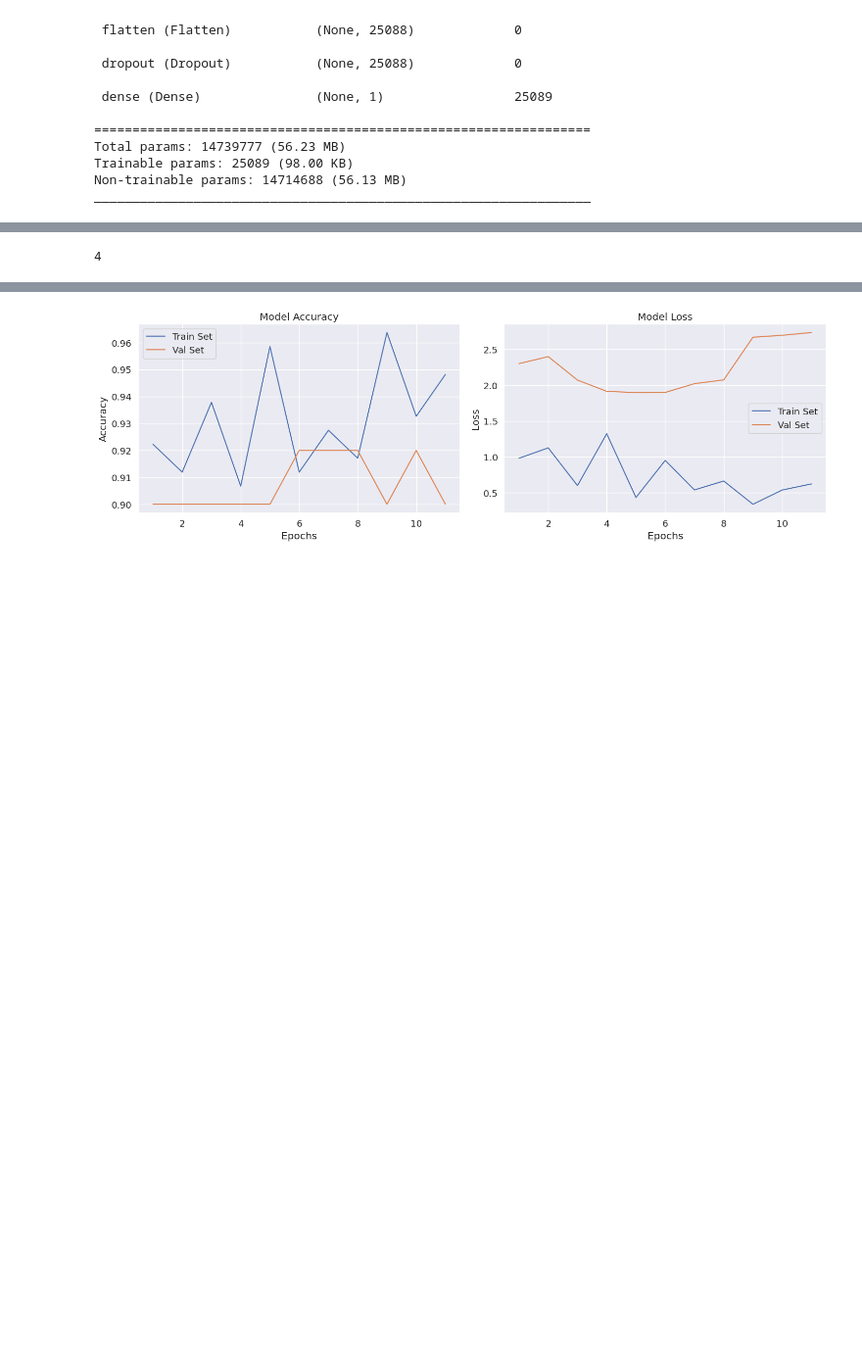
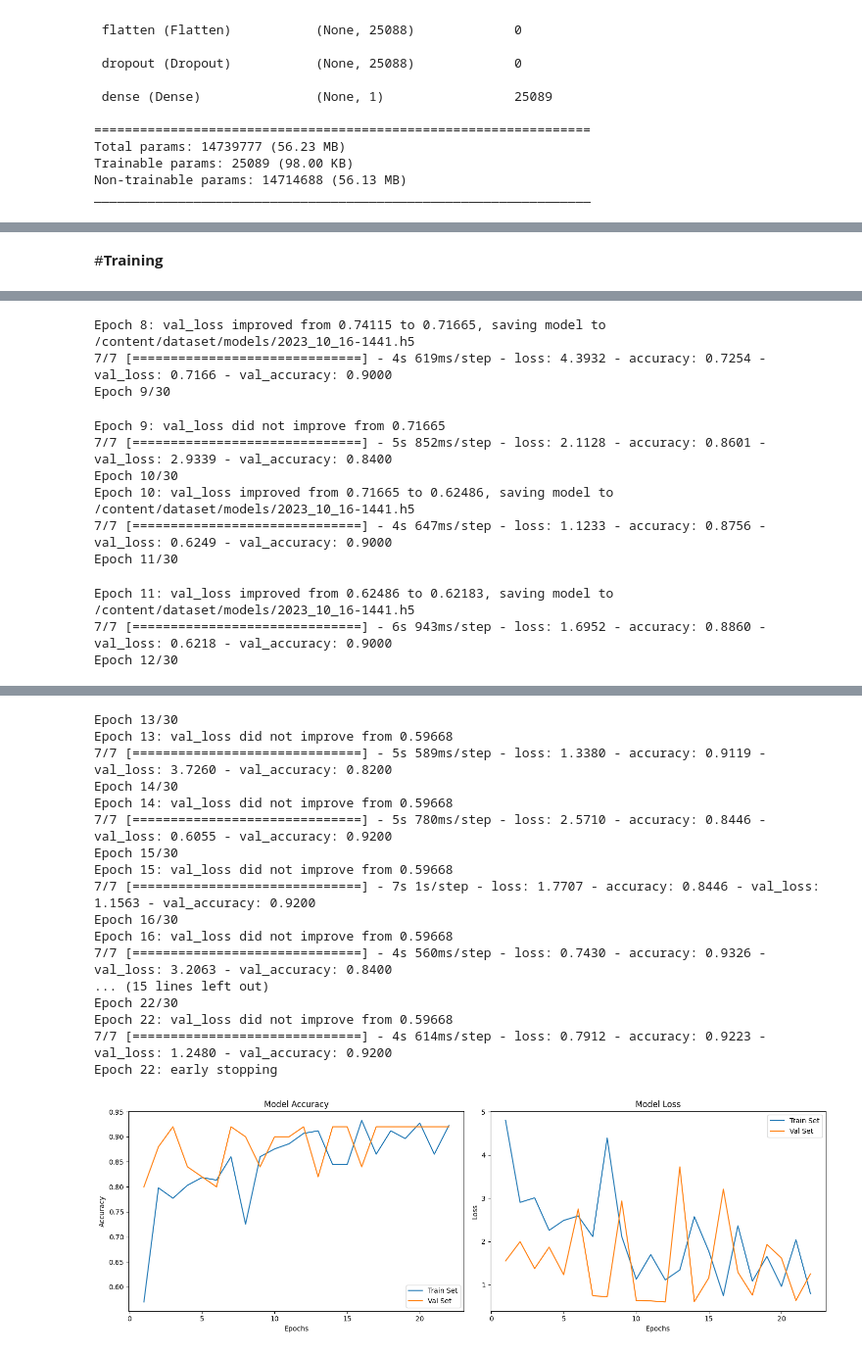
Before and after one commit to gqkd/MRI_Brain_Tumor_Detection, a Jupyter notebook: Brain_Tumor_Detection.ipynb, the cells around one changed output, grey strips where cells are left out. Shown at 98% size. Drawn from its saved outputs; the diff is of its cells as text; code cells hidden in the pictures; blank space fills up the shorter version.

```diff
--- a/Brain_Tumor_Detection.ipynb
+++ b/Brain_Tumor_Detection.ipynb
@@ -961,33 +881,29 @@ The best learning rate is  0.00017772189
-# %%
-len(validation_generator)
-# %% [output]
-4
+# %% [markdown]
+#**Training**
 # %%
 EPOCHS = 30
 
+#callbacks for training
+
 es = EarlyStopping(
-    monitor='val_accuracy',
-    # monitor='val_loss',
-    mode='max',
-    # mode='min',
-    patience=5,
+    # monitor='val_accuracy',
+    monitor='val_loss',
+    # mode='max',
+    mode='min',
+    patience=10,
     verbose = 1
 )
 
-# early_stopping = tf.keras.callbacks.EarlyStopping(monitor='val_loss',
-#                                               min_delta=0.0001,
-#                                               patience=patience,
-#                                               verbose=1,
-#                                               mode='min')
+save_weights_at = os.getcwd() +'/models/'+ datetime.datetime.now().strftime("%Y_%m_%d-%H%M")+'.h5'
 
-model.compile(
-    loss='binary_crossentropy',
-    optimizer=tf.keras.optimizers.Adam(),
-    # optimizer=RMSprop(),
-    metrics=['accuracy']
-)
+checkpoint = tf.keras.callbacks.ModelCheckpoint(filepath=save_weights_at,
+                                          monitor='val_loss',
+                                          mode='min',
+                                          verbose=1,
+                                          save_best_only=True,
+                                          save_weights_only=False)
 
-model.summary()
+#fit
 
 history = model.fit(
     train_generator,
@@ -995,7 +911,7 @@ history = model.fit(
     epochs=EPOCHS,
     validation_data=validation_generator,
     validation_steps = len(validation_generator), #num samples 50, size batch 32, steps per epoch = 50/32 = 1
-    callbacks=[es]
+    callbacks=[es,checkpoint]
 )
 
 plot_performances(history)
@@ -1019,0 +941,12 @@ Epoch 11: early stopping
+Epoch 8: val_loss improved from 0.74115 to 0.71665, saving model to /content/dataset/models/2023_10_16-1441.h5
+7/7 [==============================] - 4s 619ms/step - loss: 4.3932 - accuracy: 0.7254 - val_loss: 0.7166 - val_accuracy: 0.9000
+Epoch 9/30
+Epoch 9: val_loss did not improve from 0.71665
+7/7 [==============================] - 5s 852ms/step - loss: 2.1128 - accuracy: 0.8601 - val_loss: 2.9339 - val_accuracy: 0.8400
+Epoch 10/30
+Epoch 10: val_loss improved from 0.71665 to 0.62486, saving model to /content/dataset/models/2023_10_16-1441.h5
+7/7 [==============================] - 4s 647ms/step - loss: 1.1233 - accuracy: 0.8756 - val_loss: 0.6249 - val_accuracy: 0.9000
+Epoch 11/30
+Epoch 11: val_loss improved from 0.62486 to 0.62183, saving model to /content/dataset/models/2023_10_16-1441.h5
+7/7 [==============================] - 6s 943ms/step - loss: 1.6952 - accuracy: 0.8860 - val_loss: 0.6218 - val_accuracy: 0.9000
+Epoch 12/30
@@ -1020,2 +955,19 @@ Epoch 11: early stopping
+Epoch 13/30
+Epoch 13: val_loss did not improve from 0.59668
+7/7 [==============================] - 5s 589ms/step - loss: 1.3380 - accuracy: 0.9119 - val_loss: 3.7260 - val_accuracy: 0.8200
+Epoch 14/30
+Epoch 14: val_loss did not improve from 0.59668
+7/7 [==============================] - 5s 780ms/step - loss: 2.5710 - accuracy: 0.8446 - val_loss: 0.6055 - val_accuracy: 0.9200
+Epoch 15/30
+Epoch 15: val_loss did not improve from 0.59668
+7/7 [==============================] - 7s 1s/step - loss: 1.7707 - accuracy: 0.8446 - val_loss: 1.1563 - val_accuracy: 0.9200
+Epoch 16/30
+Epoch 16: val_loss did not improve from 0.59668
+7/7 [==============================] - 4s 560ms/step - loss: 0.7430 - accuracy: 0.9326 - val_loss: 3.2063 - val_accuracy: 0.8400
+... (15 lines left out)
+Epoch 22/30
+Epoch 22: val_loss did not improve from 0.59668
+7/7 [==============================] - 4s 614ms/step - loss: 0.7912 - accuracy: 0.9223 - val_loss: 1.2480 - val_accuracy: 0.9200
+Epoch 22: early stopping
-[figure, old version]
+[figure, new version]
 # %%
```
Also changed, not shown: parts of 21 cells of this notebook.
